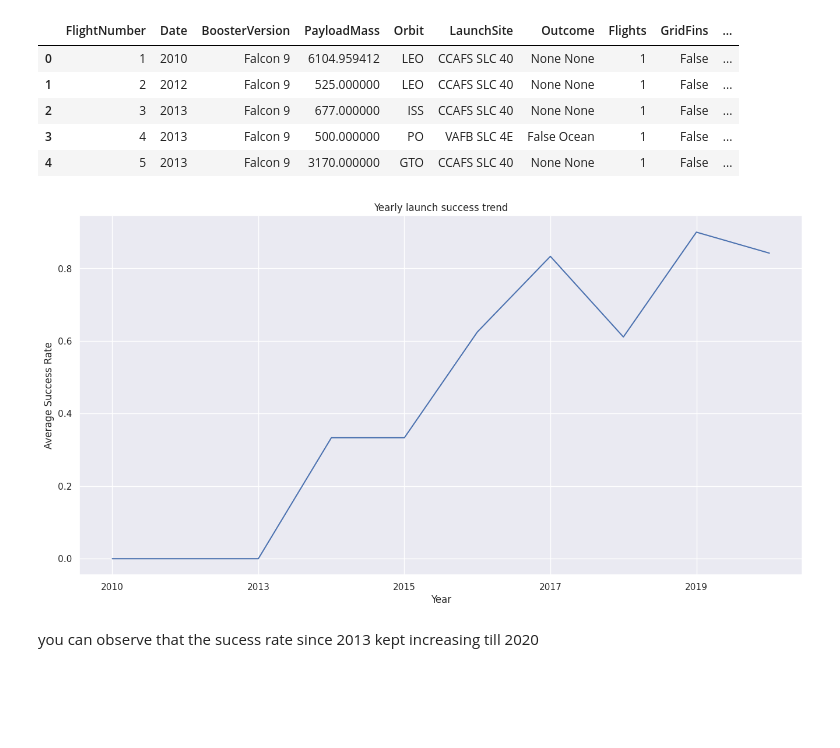
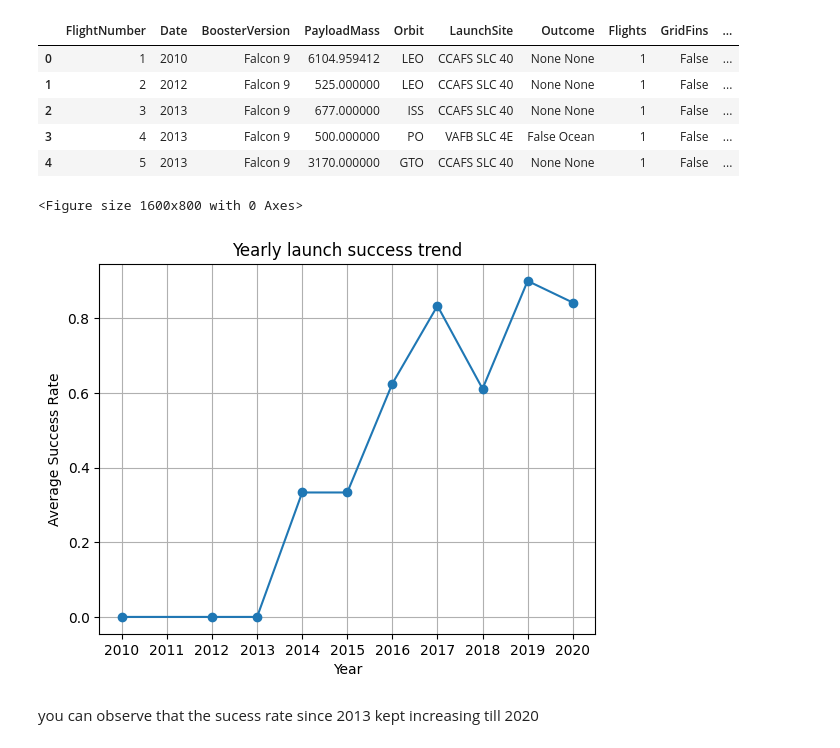
Before and after one commit to RicMFerreira/Portfolio, a Jupyter notebook: SpaceX-EDA-DataVisualisation.ipynb, the cells around one changed output. Saved outputs shown, nothing was run; the diff lists cells and outputs as text; code cells hidden in the pictures; blank space fills up the shorter version.

```diff
--- a/SpaceX-EDA-DataVisualisation.ipynb
+++ b/SpaceX-EDA-DataVisualisation.ipynb
@@ -62,13 +57,8 @@ please provide us feedback at https://github.com/pandas-dev/pandas/issues/54466
 # %% [markdown]
 First, let's read the SpaceX dataset into a Pandas dataframe and print its summary
 # %%
-from js import fetch
-import io
-
 URL = "https://cf-courses-data.s3.us.cloud-object-storage.appdomain.cloud/IBM-DS0321EN-SkillsNetwork/datasets/dataset_part_2.csv"
-resp = await fetch(URL)
-dataset_part_2_csv = io.BytesIO((await resp.arrayBuffer()).to_py())
-df=pd.read_csv(dataset_part_2_csv)
+df=pd.read_csv(URL)
 df.head(5)
 # %% [output]
 |  | FlightNumber | Date | BoosterVersion | PayloadMass | Orbit | LaunchSite | Outcome | Flights | GridFins | ... |
@@ -193,17 +183,21 @@ df.head()
 | 2 | 3 | 2013 | Falcon 9 | 677.000000 | ISS | CCAFS SLC 40 | None None | 1 | False | ... |
 | 3 | 4 | 2013 | Falcon 9 | 500.000000 | PO | VAFB SLC 4E | False Ocean | 1 | False | ... |
 | 4 | 5 | 2013 | Falcon 9 | 3170.000000 | GTO | CCAFS SLC 40 | None None | 1 | False | ... |
+# %%
+s_yearly=df.groupby('Date')['Class'].mean().reset_index()
 # %%
 # Plot a line chart with x axis to be the extracted year and y axis to be the success rate
 plt.figure(figsize=(16,8))
-s_yearly=df.groupby('Date')['Class'].mean()
-s_yearly.plot(kind='line')
+s_yearly.plot(kind='line',x='Date',y='Class',marker='o',legend=False)
 plt.xlabel('Year')
 plt.title('Yearly launch success trend')
 plt.ylabel("Average Success Rate")
+plt.xticks(ticks=range(min(s_yearly['Date']), max(s_yearly['Date'])+1, 1))
+plt.grid()
 plt.show()
 # %% [output]
+<Figure size 1600x800 with 0 Axes>
-[figure, old version]
+[figure, new version]
 # %% [markdown]
 you can observe that the sucess rate since 2013 kept increasing till 2020
 # %% [markdown]
```
Also changed, not shown: parts of 7 cells of this notebook, 8 other files.
